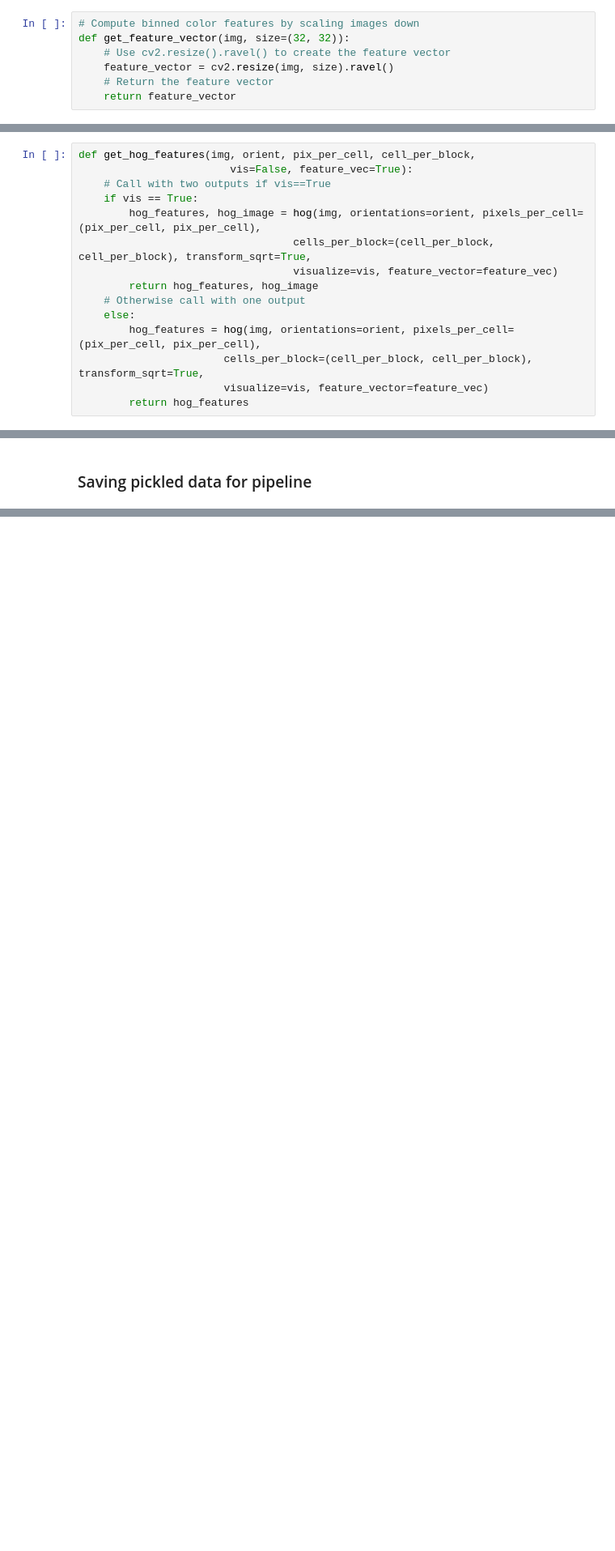
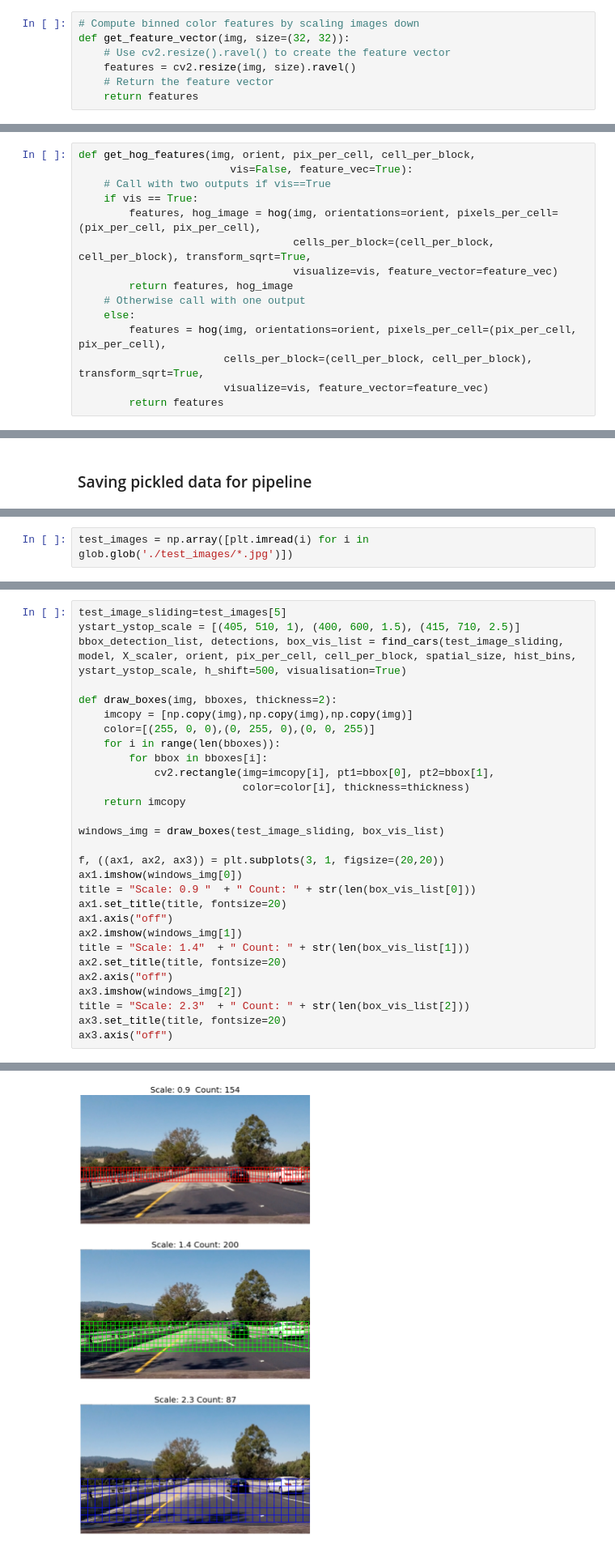
Before and after one commit to abdusamir/lane-detection, a Jupyter notebook: phase 2/Vehicle detection using SVM and HOG feature extaction.ipynb, the cells around one changed output, grey strips where cells are left out. Shown at 81% size. Saved outputs shown, nothing was run; the diff lists cells and outputs as text; blank space fills up the shorter version.

```diff
--- a/phase 2/Vehicle detection using SVM and HOG feature extaction.ipynb
+++ b/phase 2/Vehicle detection using SVM and HOG feature extaction.ipynb
@@ -78,9 +78,9 @@ for i in range(16):
 # Compute binned color features by scaling images down
 def get_feature_vector(img, size=(32, 32)):
     # Use cv2.resize().ravel() to create the feature vector
-    feature_vector = cv2.resize(img, size).ravel()
+    features = cv2.resize(img, size).ravel()
     # Return the feature vector
-    return feature_vector
+    return features
 # %%
 # Compute color histogram features
 def get_hist_features(img, nbins=32, bins_range=(0, 256)):
@@ -99,16 +99,16 @@ def get_hog_features(img, orient, pix_per_cell, cell_per_block,
                         vis=False, feature_vec=True):
     # Call with two outputs if vis==True
     if vis == True:
-        hog_features, hog_image = hog(img, orientations=orient, pixels_per_cell=(pix_per_cell, pix_per_cell),
+        features, hog_image = hog(img, orientations=orient, pixels_per_cell=(pix_per_cell, pix_per_cell),
                                   cells_per_block=(cell_per_block, cell_per_block), transform_sqrt=True,
                                   visualize=vis, feature_vector=feature_vec)
-        return hog_features, hog_image
+        return features, hog_image
     # Otherwise call with one output
     else:
-        hog_features = hog(img, orientations=orient, pixels_per_cell=(pix_per_cell, pix_per_cell),
+        features = hog(img, orientations=orient, pixels_per_cell=(pix_per_cell, pix_per_cell),
                        cells_per_block=(cell_per_block, cell_per_block), transform_sqrt=True,
                        visualize=vis, feature_vector=feature_vec)
-        return hog_features
+        return features
 # %%
 # Extract feature wrapper that extracts and combines all features
 from skimage import io
@@ -276,0 +267,2 @@ pickle.dump(dist_pickle, open("svc_pickle.p", 'wb') )
+# %%
+test_images = np.array([plt.imread(i) for i in glob.glob('./test_images/*.jpg')])
@@ -276,0 +353,30 @@ pickle.dump(dist_pickle, open("svc_pickle.p", 'wb') )
+# %%
+test_image_sliding=test_images[5]
+ystart_ystop_scale = [(405, 510, 1), (400, 600, 1.5), (415, 710, 2.5)]
+bbox_detection_list, detections, box_vis_list = find_cars(test_image_sliding, model, X_scaler, orient, pix_per_cell, cell_per_block, spatial_size, hist_bins, ystart_ystop_scale, h_shift=500, visualisation=True)
+
+def draw_boxes(img, bboxes, thickness=2):
+    imcopy = [np.copy(img),np.copy(img),np.copy(img)]
+    color=[(255, 0, 0),(0, 255, 0),(0, 0, 255)]
+    for i in range(len(bboxes)):
+        for bbox in bboxes[i]:
+            cv2.rectangle(img=imcopy[i], pt1=bbox[0], pt2=bbox[1],
+                          color=color[i], thickness=thickness)
+    return imcopy
+
+windows_img = draw_boxes(test_image_sliding, box_vis_list)
+
+f, ((ax1, ax2, ax3)) = plt.subplots(3, 1, figsize=(20,20))
+ax1.imshow(windows_img[0])
+title = "Scale: 0.9 "  + " Count: " + str(len(box_vis_list[0]))
+ax1.set_title(title, fontsize=20)
+ax1.axis("off")
+ax2.imshow(windows_img[1])
+title = "Scale: 1.4"  + " Count: " + str(len(box_vis_list[1]))
+ax2.set_title(title, fontsize=20)
+ax2.axis("off")
+ax3.imshow(windows_img[2])
+title = "Scale: 2.3"  + " Count: " + str(len(box_vis_list[2]))
+ax3.set_title(title, fontsize=20)
+ax3.axis("off")
+# %% [output]
@@ -276,0 +384 @@ pickle.dump(dist_pickle, open("svc_pickle.p", 'wb') )
+[figure, added]
```
Also changed, not shown: parts of 9 cells of this notebook, 9 other files.
